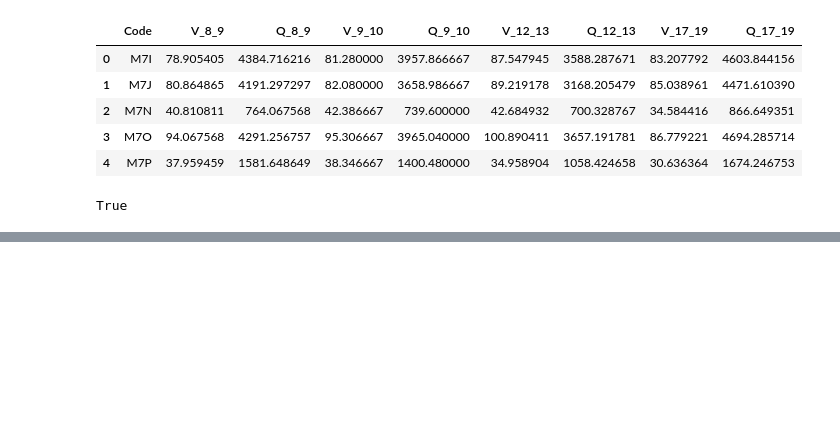
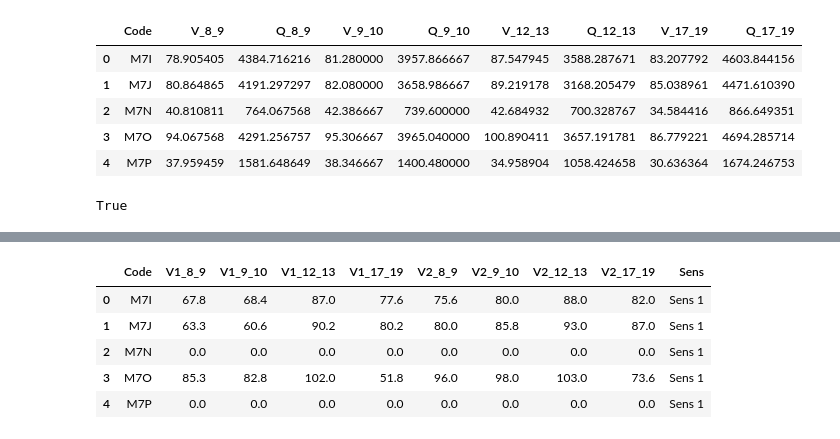
Before and after one commit to Oumayma13/Manipulation-des-donne-es-brute-de-6mn-2016, a Jupyter notebook: Data Mardi et Jeudi sans jours feries.ipynb, the cells around one changed output, grey strips where cells are left out. Cells and saved outputs as stored; diff of their text form; code cells hidden in the pictures; blank space fills up the shorter version.

```diff
--- a/Data Mardi et Jeudi sans jours feries.ipynb
+++ b/Data Mardi et Jeudi sans jours feries.ipynb
@@ -248,0 +256,34 @@ rslt2.to_csv('VQ_deciles.csv', index = False, encoding = 'utf-8')
+# %%
+# Reindexer la table
+V_deciles12['Code'] = V_deciles12.index
+V_deciles12.index = range(len(V_deciles12))
+# %%
+#L'union Left
+result_deciles12 = pd.merge(df_isidor, V_deciles12, how = 'left')
+# %%
+# Creaons d'abords la table S qui contient le sens 1 ou 2.
+
+# Creer une liste vide
+d=[]
+tab=result_deciles12.values
+for i in range(len(result_deciles12)):
+    s = tab[i,0][2]
+    if (s.islower()):
+        d.append('Sens 2')
+    elif (s.isupper()):
+        d.append('Sens 1')
+    else:
+        d.append(0)
+# %%
+# Colonne Contient les modalites (Sens1, Sens2) qu'on doit ajouter.
+f = pd.DataFrame({'Sens':d})
+# %%
+rslt3 = pd.concat([result_deciles12, f], axis=1)
+rslt3.head()
+# %% [output]
+|  | Code | V1_8_9 | V1_9_10 | V1_12_13 | V1_17_19 | V2_8_9 | V2_9_10 | V2_12_13 | V2_17_19 | Sens |
+| 0 | M7I | 67.8 | 68.4 | 87.0 | 77.6 | 75.6 | 80.0 | 88.0 | 82.0 | Sens 1 |
+| 1 | M7J | 63.3 | 60.6 | 90.2 | 80.2 | 80.0 | 85.8 | 93.0 | 87.0 | Sens 1 |
+| 2 | M7N | 0.0 | 0.0 | 0.0 | 0.0 | 0.0 | 0.0 | 0.0 | 0.0 | Sens 1 |
+| 3 | M7O | 85.3 | 82.8 | 102.0 | 51.8 | 96.0 | 98.0 | 103.0 | 73.6 | Sens 1 |
+| 4 | M7P | 0.0 | 0.0 | 0.0 | 0.0 | 0.0 | 0.0 | 0.0 | 0.0 | Sens 1 |
```
Also changed, not shown: parts of 20 cells of this notebook.
